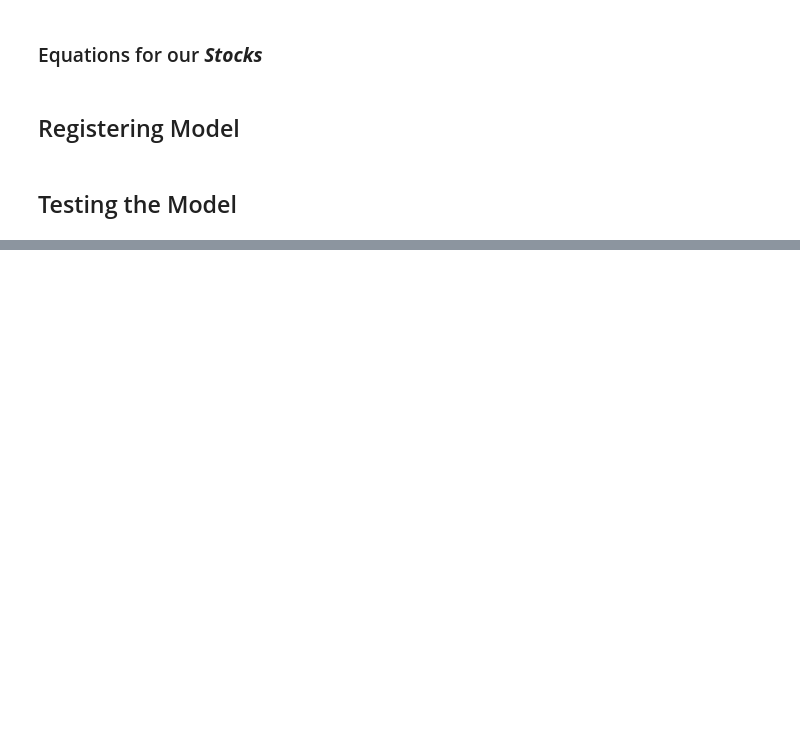
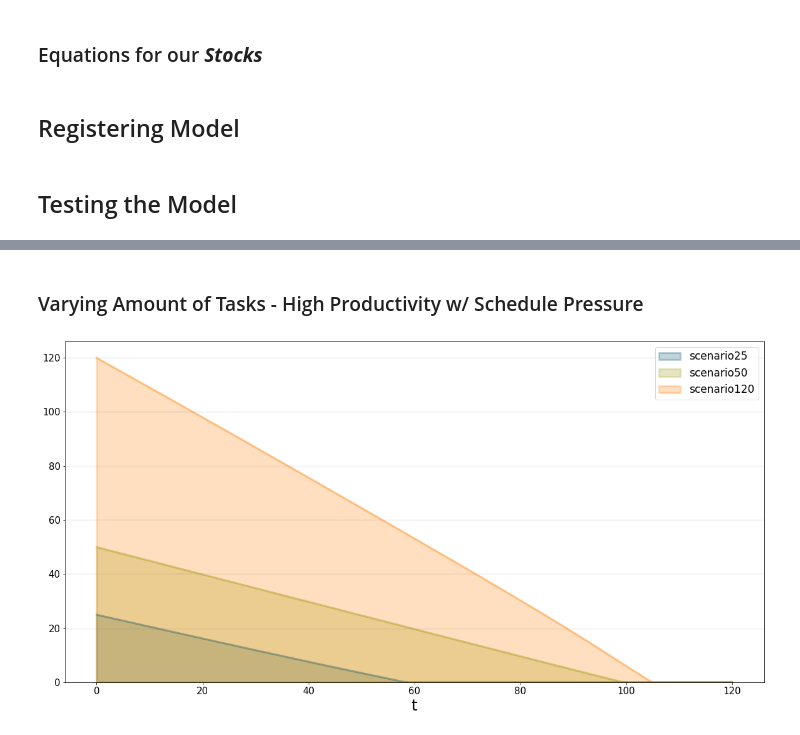
Before and after one commit to sammydowds/self_study, a Jupyter notebook: jupyter_notebooks/System Dynamics & Project Management.ipynb, the cells around one changed output, grey strips where cells are left out. Saved outputs shown, nothing was run; the diff lists cells and outputs as text; code cells hidden in the pictures; blank space fills up the shorter version.

```diff
--- a/jupyter_notebooks/System Dynamics & Project Management.ipynb
+++ b/jupyter_notebooks/System Dynamics & Project Management.ipynb
@@ -131,0 +166,2 @@ closedTasks(120)
+# %% [markdown]
+### Varying Amount of Tasks - High Productivity w/ Schedule Pressure
@@ -131,0 +190,14 @@ closedTasks(120)
+# %%
+bptk.plot_scenarios(
+    scenarios="scenario25,scenario50,scenario120",
+    scenario_managers="smSimpleProjectManagementDSL",
+    equations="openTasks",
+    series_names={
+        "smSimpleProjectManagementDSL_scenario25_openTasks":"scenario25",
+        "smSimpleProjectManagementDSL_scenario50_openTasks":"scenario50",
+        "smSimpleProjectManagementDSL_scenario120_openTasks":"scenario120",
+    }
+
+)
+# %% [output]
+[figure, added]
```
Also changed, not shown: parts of 52 cells of this notebook.
